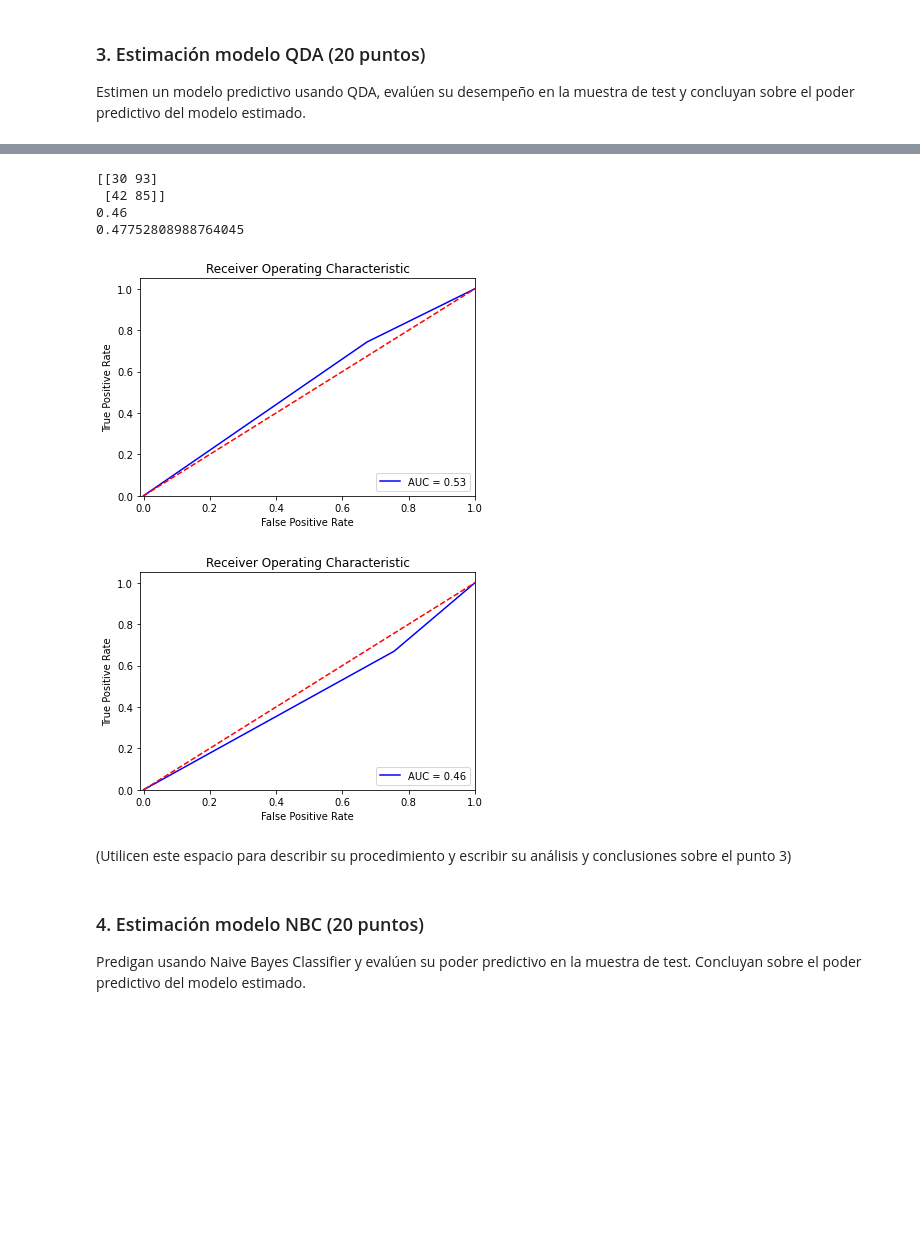
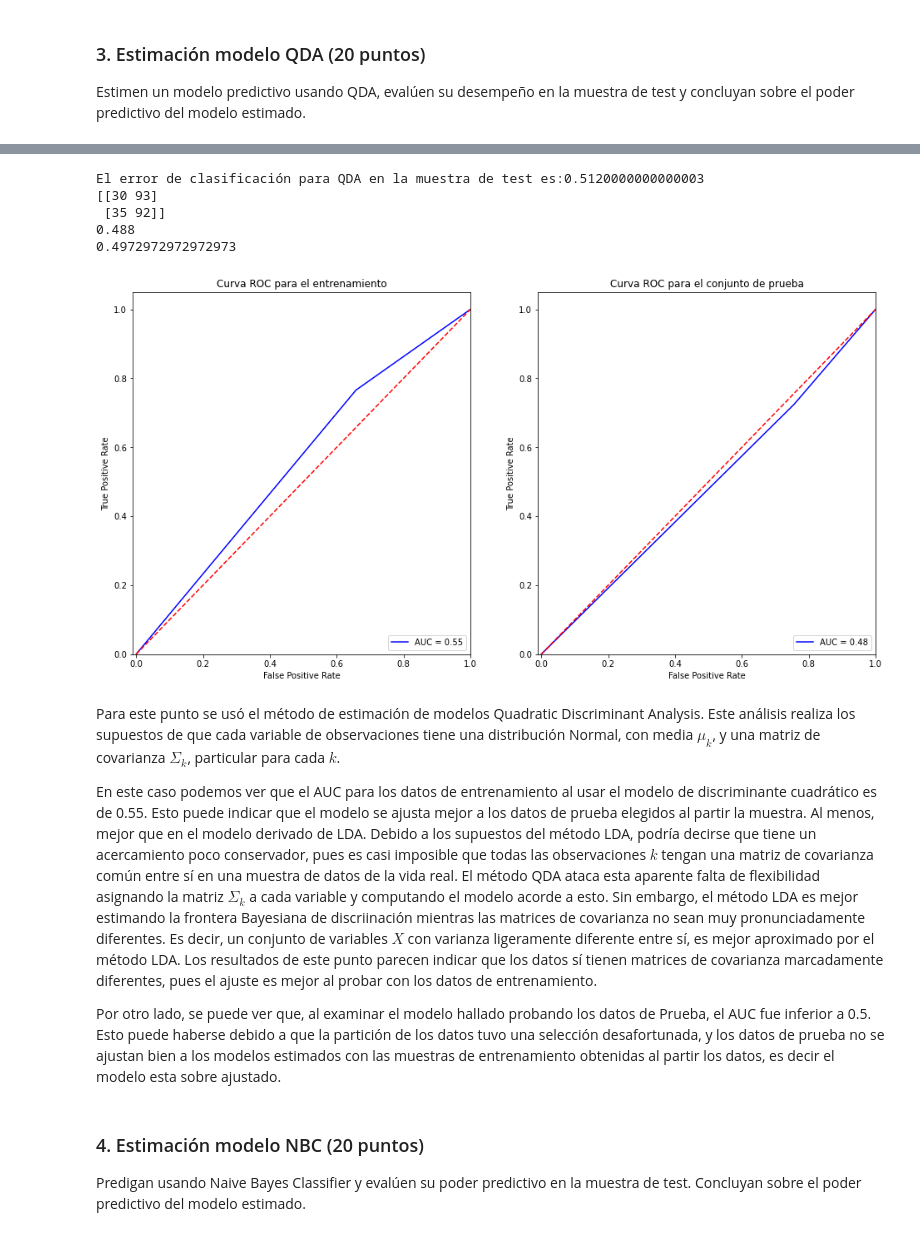
Before and after one commit to paulguz261/MIAD_20231_intro_machine_learning_grupal, a Jupyter notebook: week3/Caso implementación de modelos de clasificación lineales.ipynb, the cells around one changed output, grey strips where cells are left out. Saved outputs shown, nothing was run; the diff lists cells and outputs as text; code cells hidden in the pictures; blank space fills up the shorter version.

```diff
--- a/week3/Caso implementación de modelos de clasificación lineales.ipynb
+++ b/week3/Caso implementación de modelos de clasificación lineales.ipynb
@@ -303,26 +372,3 @@ plt.show()
 # %% [markdown]
 ### 3. Estimación modelo QDA (20 puntos)
 Estimen un modelo predictivo usando QDA, evalúen su desempeño en la muestra de test y concluyan sobre el poder predictivo del modelo estimado.
-# %%
-#### Utilicen este espacio para escribir los códigos del procedimiento del punto 3 ####
-
-
-#para este modelo en particular no se tendra en cuenta la variable year ya que no tiene una distribucion normal y sus valores son mas discretos que continuos para el volumen de datos
-
-XTrainQDA = XTrain.drop(columns=["Year"])
-XTestQDA = XTest.drop(columns=["Year"])
-
-
-clfQDA = QuadraticDiscriminantAnalysis()
-clfQDA.fit(XTrainQDA, yTrain)
-
-prediccionesQDA = clfQDA.predict(XTestQDA)
-prediccionesProbQDA = clfQDA.predict_proba(XTestQDA)
-
-errorQDA=0
-for i in range(0,len(yTest)):
-    if(yTest.iloc[i] != prediccionesQDA[i]):
-        errorQDA+=1/len(yTest)
-
-print('El error de clasificación para QDA en la muestra de test es:')
-print(errorQDA)
@@ -363,44 +375,19 @@ El error de clasificación para QDA en la muestra de test es:
-# %%
-print(confusion_matrix(y_true=yTest, y_pred=prediccionesQDA))
-accuracyLDA=accuracy_score(y_true=yTest, y_pred=prediccionesQDA)
-print(accuracyLDA)
-precisionRegLog= precision_score(y_true=yTest.values, y_pred=prediccionesQDA, pos_label = "Up")
-print(precisionRegLog)
-# %% [output]
-[[30 93]
- [42 85]]
-0.46
-0.47752808988764045
-# %%
-fpr, tpr, thresholds = roc_curve((yTrain == "Up").astype(int), (clfQDA.predict(XTrainQDA) == "Up").astype(int))
-AUCRegLog=metrics.auc(fpr, tpr)
-plt.title('Receiver Operating Characteristic')
-plt.plot(fpr, tpr, 'b', label = 'AUC = %0.2f' % AUCRegLog)
-plt.legend(loc = 'lower right')
-plt.plot([0, 1], [0, 1],'r--')
-plt.xlim([-0.01, 1])
-plt.ylim([0, 1.05])
-plt.ylabel('True Positive Rate')
-plt.xlabel('False Positive Rate')
-plt.show()
-# %% [output]
-[figure, removed]
-# %%
-fpr, tpr, thresholds = roc_curve((yTest == "Up").astype(int), (prediccionesQDA == "Up").astype(int))
-AUCRegLog=metrics.auc(fpr, tpr)
-plt.title('Receiver Operating Characteristic')
-plt.plot(fpr, tpr, 'b', label = 'AUC = %0.2f' % AUCRegLog)
-plt.legend(loc = 'lower right')
-plt.plot([0, 1], [0, 1],'r--')
-plt.xlim([-0.01, 1])
-plt.ylim([0, 1.05])
-plt.ylabel('True Positive Rate')
-plt.xlabel('False Positive Rate')
-plt.show()
-# %% [output]
-[figure, removed]
-# %% [markdown]
-(Utilicen este espacio para describir su procedimiento y escribir su análisis y conclusiones sobre el punto 3)
+# %%
+#### Utilicen este espacio para escribir los códigos del procedimiento del punto 3 ####
+QDA_AUC_Train, QDA_AUC_Test, errorQDA = error_clasificacion(XTrain,yTrain,XTest,yTest,modelo="QDA")
+# %% [output]
+El error de clasificación para QDA en la muestra de test es:0.5120000000000003
+[[30 93]
+ [35 92]]
+0.488
+0.4972972972972973
+[figure, added]
+# %% [markdown]
+Para este punto se usó el método de estimación de modelos Quadratic Discriminant Analysis. Este análisis realiza los supuestos de que cada variable de observaciones tiene una distribución Normal, con media $\mu_k$, y una matriz de covarianza $\Sigma_k$, particular para cada $k$.
+
+En este caso podemos ver que el AUC para los datos de entrenamiento al usar el modelo de discriminante cuadrático es de 0.55. Esto puede indicar que el modelo se ajusta mejor a los datos de prueba elegidos al partir la muestra. Al menos, mejor que en el modelo derivado de LDA. Debido a los supuestos del método LDA, podría decirse que tiene un acercamiento poco conservador, pues es casi imposible que todas las observaciones $k$ tengan una matriz de covarianza común entre sí en una muestra de datos de la vida real. El método QDA ataca esta aparente falta de flexibilidad asignando la matriz $\Sigma_k$ a cada variable y computando el modelo acorde a esto. Sin embargo, el método LDA es mejor estimando la frontera Bayesiana de discriinación mientras las matrices de covarianza no sean muy pronunciadamente diferentes. Es decir, un conjunto de variables $X$ con varianza ligeramente diferente entre sí, es mejor aproximado por el método LDA. Los resultados de este punto parecen indicar que los datos sí tienen matrices de covarianza marcadamente diferentes, pues el ajuste es mejor al probar con los datos de entrenamiento.
+
+Por otro lado, se puede ver que, al examinar el modelo hallado probando los datos de Prueba, el AUC fue inferior a 0.5. Esto puede haberse debido a que la partición de los datos tuvo una selección desafortunada, y los datos de prueba no se ajustan bien a los modelos estimados con las muestras de entrenamiento obtenidas al partir los datos, es decir el modelo esta sobre ajustado.
 # %% [markdown]
 ### 4. Estimación modelo NBC (20 puntos)
 Predigan usando Naive Bayes Classifier y evalúen su poder predictivo en la muestra de test. Concluyan sobre el poder predictivo del modelo estimado.
```
Also changed, not shown: parts of 52 cells of this notebook, 2 other files.
